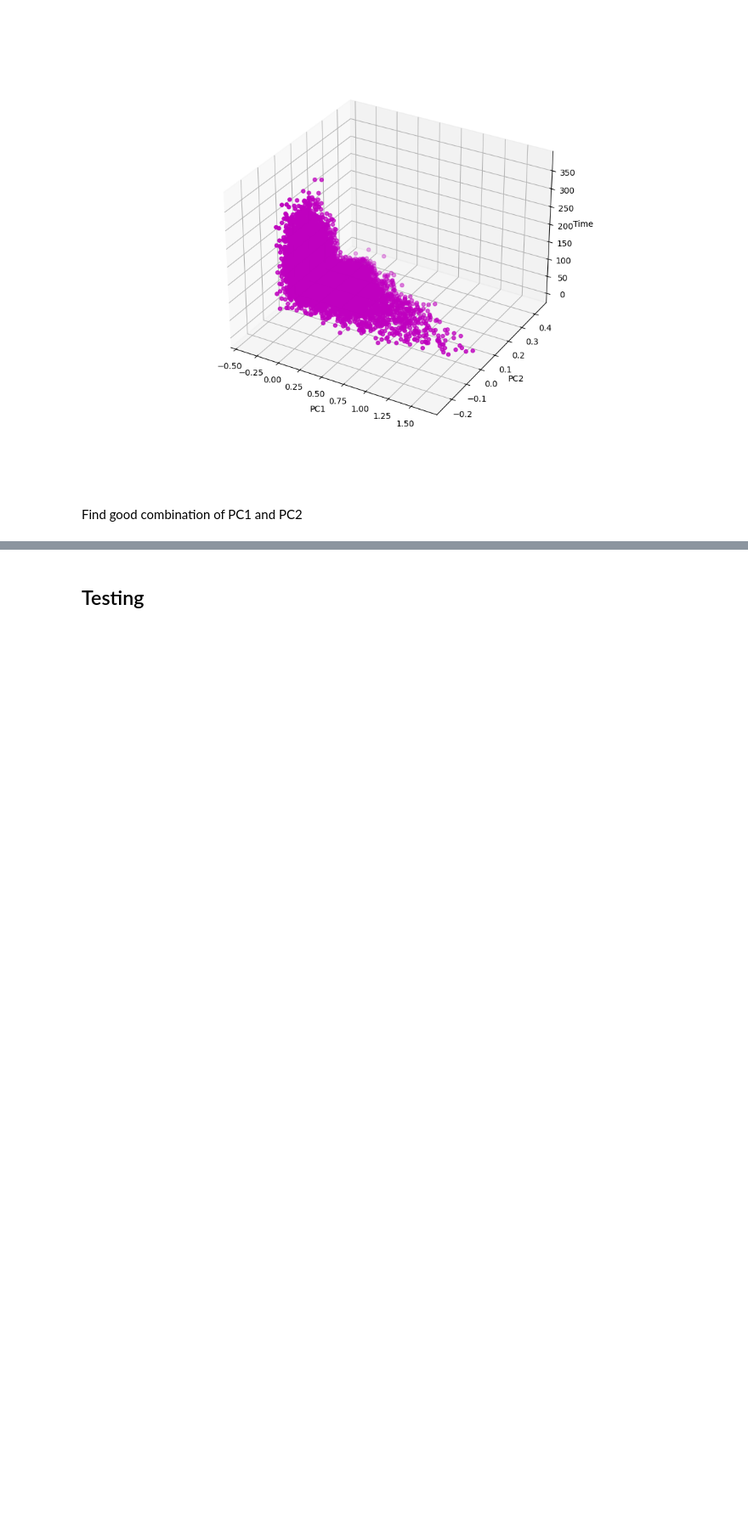
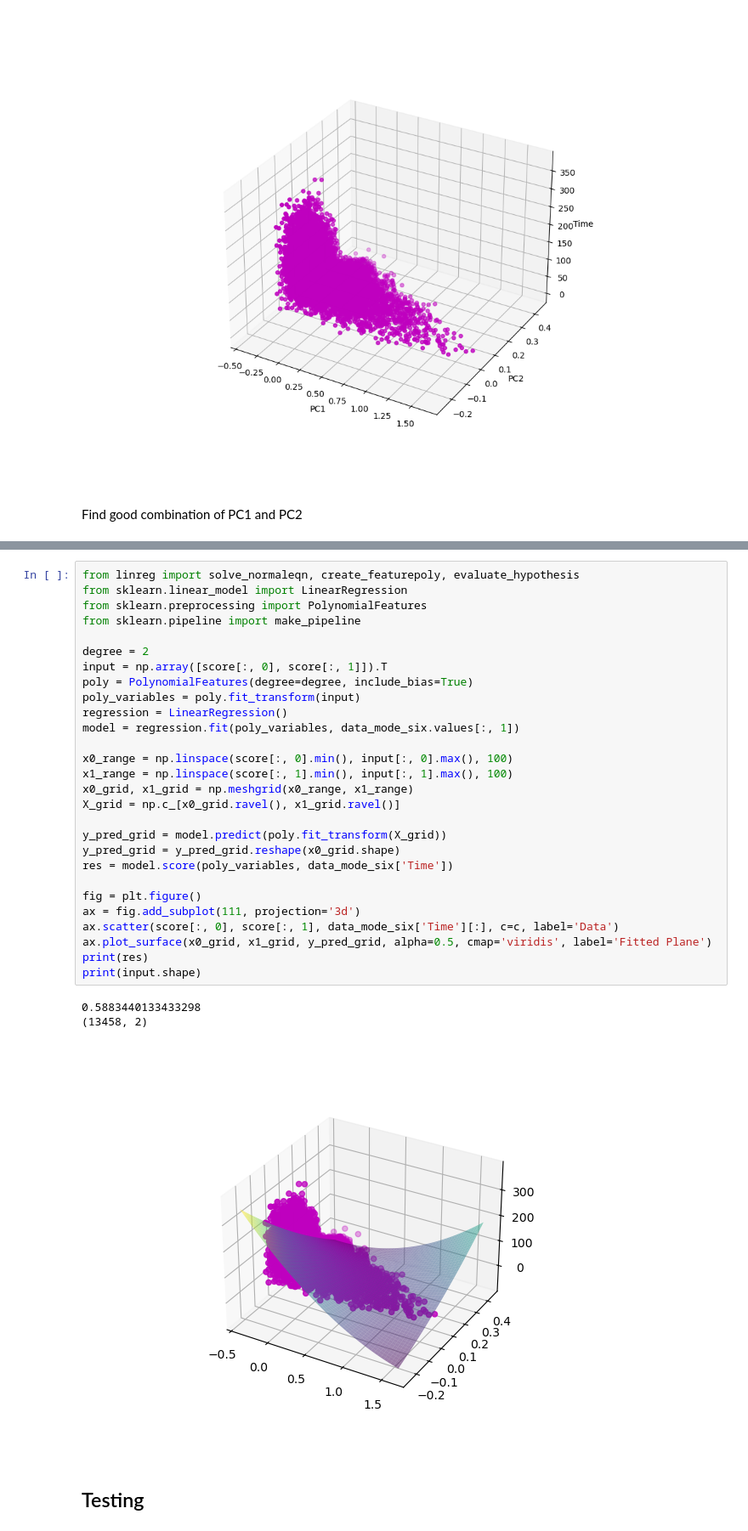
Before and after one commit to mfranzreb/DDMML_project, a Jupyter notebook: Turbofan/Master.ipynb, the cells around one changed output, grey strips where cells are left out. Shown at 85% size. Cells and saved outputs as stored; diff of their text form; blank space fills up the shorter version.

```diff
--- a/Turbofan/Master.ipynb
+++ b/Turbofan/Master.ipynb
@@ -255,2 +238,34 @@ AttributeError: 'Axes' object has no attribute 'xlabel'
+# %%
+from linreg import solve_normaleqn, create_featurepoly, evaluate_hypothesis
+from sklearn.linear_model import LinearRegression
+from sklearn.preprocessing import PolynomialFeatures
+from sklearn.pipeline import make_pipeline
+
+degree = 2
+input = np.array([score[:, 0], score[:, 1]]).T
+poly = PolynomialFeatures(degree=degree, include_bias=True)
+poly_variables = poly.fit_transform(input)
+regression = LinearRegression()
+model = regression.fit(poly_variables, data_mode_six.values[:, 1])
+
+x0_range = np.linspace(score[:, 0].min(), input[:, 0].max(), 100)
+x1_range = np.linspace(score[:, 1].min(), input[:, 1].max(), 100)
+x0_grid, x1_grid = np.meshgrid(x0_range, x1_range)
+X_grid = np.c_[x0_grid.ravel(), x1_grid.ravel()]
+
+y_pred_grid = model.predict(poly.fit_transform(X_grid))
+y_pred_grid = y_pred_grid.reshape(x0_grid.shape)
+res = model.score(poly_variables, data_mode_six['Time'])
+
+fig = plt.figure()
+ax = fig.add_subplot(111, projection='3d')
+ax.scatter(score[:, 0], score[:, 1], data_mode_six['Time'][:], c=c, label='Data')
+ax.plot_surface(x0_grid, x1_grid, y_pred_grid, alpha=0.5, cmap='viridis', label='Fitted Plane')
+print(res)
+print(input.shape)
+# %% [output]
+0.5883440133433298
+(13458, 2)
+[figure, added]
 # %% [markdown]
 ## Testing
```
Also changed, not shown: parts of 10 cells of this notebook.
